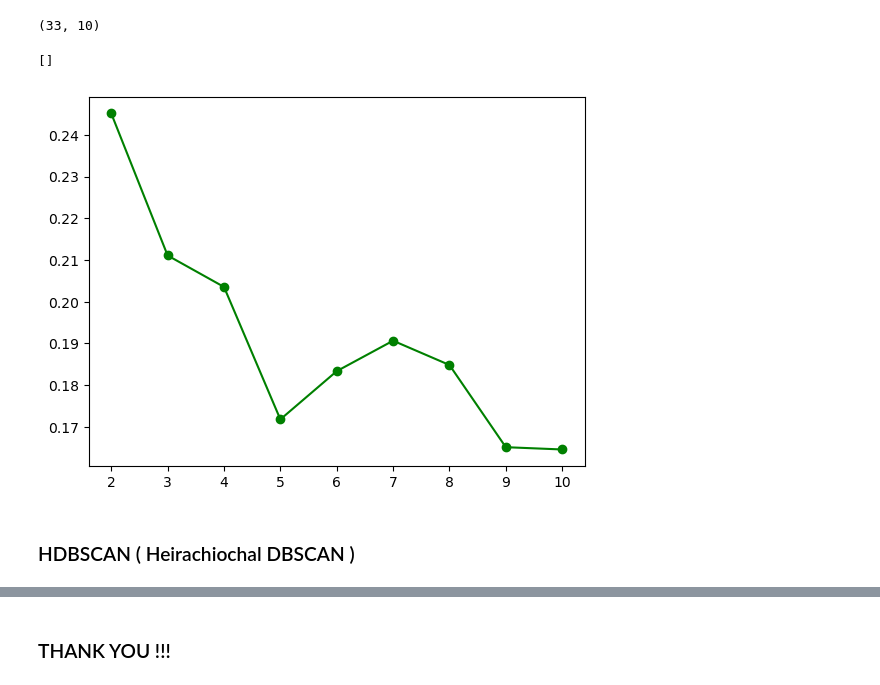
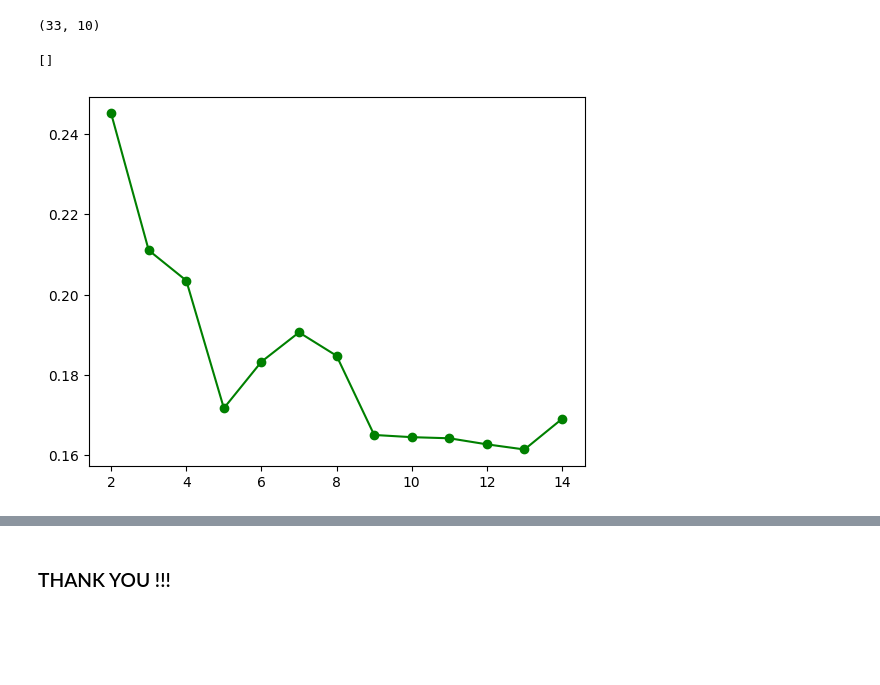
Before and after one commit to riziuzi/ASD_Unsupervised_Subgroup_Discovery, a Jupyter notebook: MD_cluster.ipynb, the cells around one changed output, grey strips where cells are left out. Drawn from its saved outputs; the diff is of its cells as text; code cells hidden in the pictures; blank space fills up the shorter version.

```diff
--- a/MD_cluster.ipynb
+++ b/MD_cluster.ipynb
@@ -147,13 +145,13 @@ x2.shape
 from sklearn.cluster import KMeans
 wcss =[]
 
-for k in range(1 ,11) :
+for k in range(1 ,33) :
     kmeans = KMeans(n_clusters = k)
     kmeans.fit(X)
     wcss.append(kmeans.inertia_)
 
 #plot the wcss v/s no of clusters graph
-plt.plot(range(1 , 11) , wcss , marker='o' , linestyle ='-' , color ='b')
+plt.plot(range(1 , 33) , wcss , marker='o' , linestyle ='-' , color ='b')
 plt.xlabel("No of clusters- k")
 plt.ylabel("WCSS")
 plt.show()
@@ -161,5 +159,5 @@ plt.show()
 # lesser the wcss , bettter the cluster
 # elbow joint shows where model inertia / wcss start to decrement at slower rate
 
-# so 6 cluster in maximum .
+# so 15 cluster in optimum
 # %% [output]
@@ -278,7 +278,7 @@ plt.show()
 
 from sklearn.cluster import MiniBatchKMeans
 
-mini_batch = MiniBatchKMeans (n_clusters = 6 , n_init = 3)
+mini_batch = MiniBatchKMeans (n_clusters = 15 , n_init = 3)
 
 mini_batch.fit(X)
 # %% [output]
@@ -365,26 +367,24 @@ X.shape
 # %%
 # Conclusion , from Heirarchichal Clustering , we can see visually , the result is a bit better and we can find sub-groups at some levels .
 
 # optimum clusters for Agg clustering
 
 from sklearn.metrics import silhouette_score  as score
 
 lis = []
 
-for k in range(2, 11) :
+for k in range(2, 15) :
     model = AgglomerativeClustering(n_clusters=k)
 
     res = model.fit_predict(X)
     lis.append(score(X , res))
 
 
-plt.plot(range(2 , 11) , lis , marker ='o' , linestyle = '-' , color='g')
+plt.plot(range(2 , 15) , lis , marker ='o' , linestyle = '-' , color='g')
 plt.plot()
 # %% [output]
 []
-[figure, old version]
+[figure, new version]
 # %%
 # in conclusion , for 7 clusters , we can get a few sub-groups in our daatset for fa .
 # and Now ,same transfer learning of these models can be used to identify sub-groups in AD , MD , and RD .
-# %% [markdown]
-### HDBSCAN ( Heirachiochal DBSCAN )
```
Also changed, not shown: parts of 13 cells of this notebook, 4 other files.
